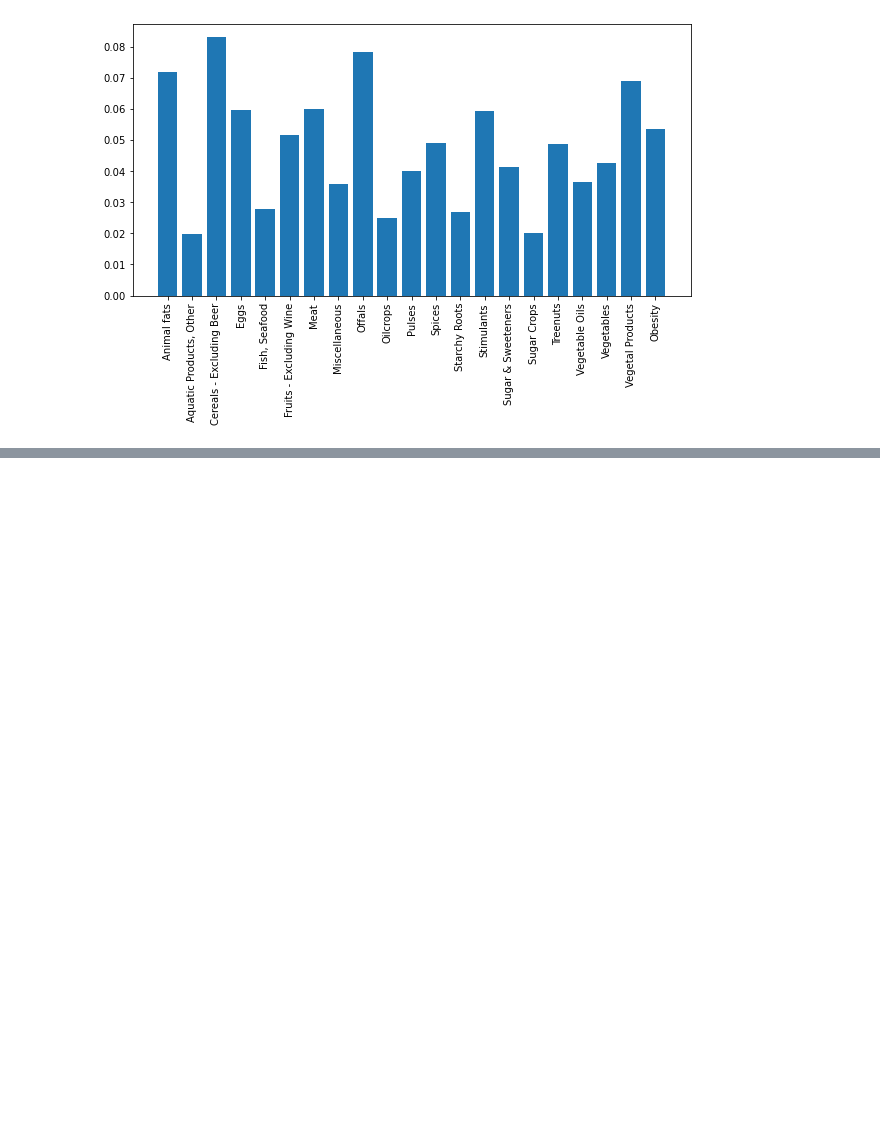
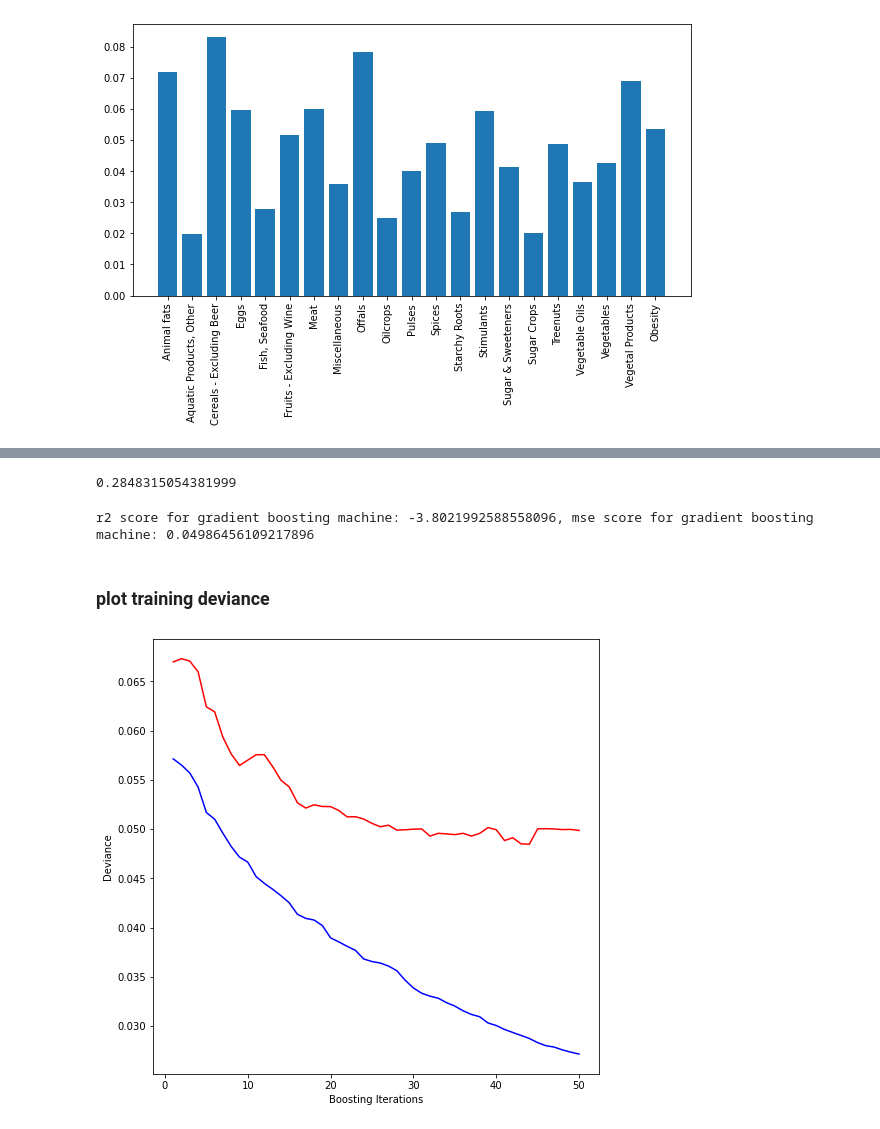
Before and after one commit to Linlin-Li-1/Game-of-Data, a Jupyter notebook: covid_food.ipynb, the cells around one changed output, grey strips where cells are left out. Drawn from its saved outputs; the diff is of its cells as text; code cells hidden in the pictures; blank space fills up the shorter version.

```diff
--- a/covid_food.ipynb
+++ b/covid_food.ipynb
@@ -211,0 +228,10 @@ Feature: Obesity, Score: 0.05343
+# %%
+gbm = GradientBoostingRegressor(random_state = 6)
+# %%
+%%time
+gbm_grid = GridSearchCV(
+    gbm,
+    params_gbm,
+    n_jobs=-1,
+    cv=5
+).fit(X_train, y_train)
@@ -211,0 +241,29 @@ Feature: Obesity, Score: 0.05343
+# %%
+gbm_f = GradientBoostingRegressor(**gbm_grid.best_params_)
+gbm_f.fit(X_train, y_train)
+gbm_f.score(X_valid, y_valid)
+# %% [output]
+0.2848315054381999
+# %%
+y_pred = gbm_f.predict(X_valid)
+r2_rf = r2_score(y_pred, y_valid)
+mse_rf = mean_squared_error(y_pred, y_valid)
+print(f"r2 score for gradient boosting machine: {r2_rf}, mse score for gradient boosting machine: {mse_rf}")
+# %% [output]
+r2 score for gradient boosting machine: -3.8021992588558096, mse score for gradient boosting machine: 0.04986456109217896
+# %% [markdown]
+### plot training deviance
+# %%
+params = gbm_grid.best_params_
+test_score = np.zeros((params['n_estimators'],), dtype=np.float64)
+for i, y_pred in enumerate(gbm_f.staged_predict(X_valid)):
+    test_score[i] = gbm_f.loss_(y_valid, y_pred)
+
+fig = plt.figure(figsize=(8, 8))
+plt.plot(np.arange(params['n_estimators']) + 1, gbm_f.train_score_, 'b-')
+plt.plot(np.arange(params['n_estimators']) + 1, test_score, 'r-')
+plt.xlabel('Boosting Iterations')
+plt.ylabel('Deviance')
+plt.show()
+# %% [output]
+[figure, added]
```
Also changed, not shown: parts of 6 cells of this notebook.
